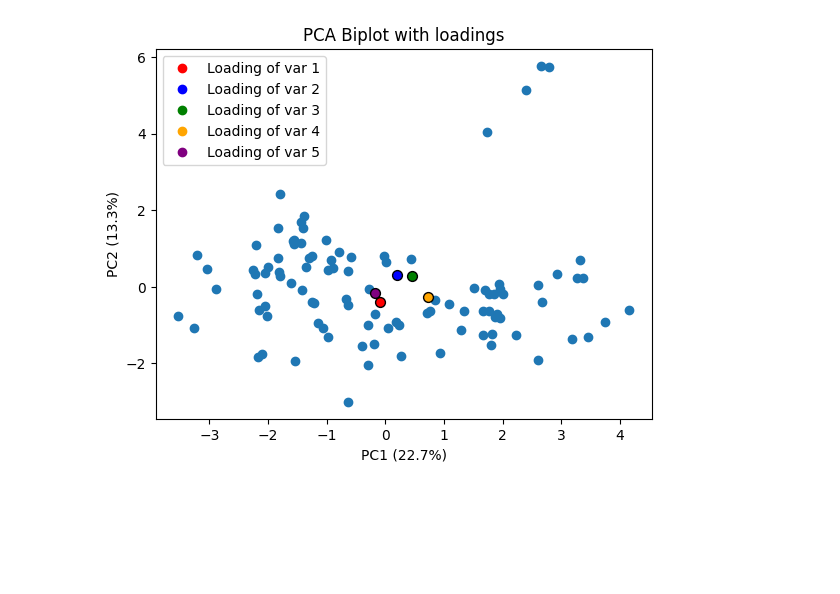
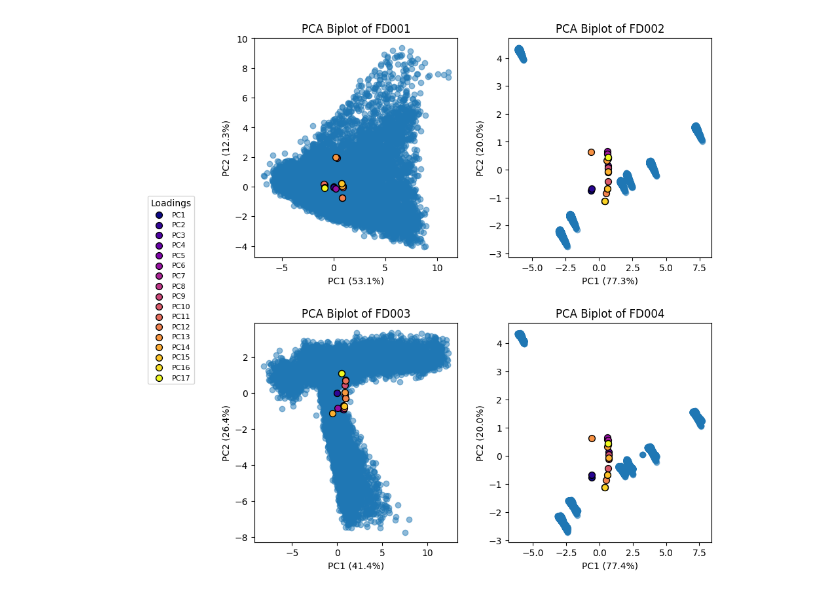
Before and after one commit to aminhm/NASA-Turbofan-A2, a Jupyter notebook: PCA.ipynb, the cells around one changed output. Cells and saved outputs as stored; diff of their text form; code cells hidden in the pictures; blank space fills up the shorter version.

```diff
--- a/PCA.ipynb
+++ b/PCA.ipynb
@@ -24,6 +19,15 @@ Original Data:
 # %%
-means = np.mean(X, axis=0)
-stds = np.std(X, axis=0, ddof=1)
-standardized_X = (X - means) / stds
+def standardize(X):
+    means = np.mean(X, axis=0)
+    stds = np.std(X, axis=0, ddof=1)
+    return (X - means) / stds
 
-print("Standardized Data:\n", standardized_X)
+standardized_X1 = standardize(X1)
+standardized_X2 = standardize(X2)
+standardized_X3 = standardize(X3)
+standardized_X4 = standardize(X4)
+
+covariance_matrix_1 = np.cov(standardized_X1, rowvar=False)
+covariance_matrix_2 = np.cov(standardized_X2, rowvar=False)
+covariance_matrix_3 = np.cov(standardized_X3, rowvar=False)
+covariance_matrix_4 = np.cov(standardized_X4, rowvar=False)
@@ -96,21 +107,46 @@ The scree plot shows that the first two principal components explain the majorit
 # %%
-scores = np.dot(standardized_X, eigenvectors)
+def plot_biplot(standardized_X, eigenvectors, eigenvalues, ax, i, j, title='PCA Biplot with loadings'):
+    scores = np.dot(standardized_X, eigenvectors)
 
-plt.scatter(scores[:,0], scores[:,1])
-colors = ['red', 'blue', 'green', 'orange', 'purple']
+    ax[i, j].scatter(scores[:,0], scores[:,1], alpha=0.5)
+    n_vars = eigenvectors.shape[0]
+    colors = plt.cm.plasma(np.linspace(0, 1, n_vars))
 
-for i, color in enumerate(colors):
-    x = eigenvectors[i,0]*3
-    y = eigenvectors[i,1]*3
-    plt.scatter(x, y, color=color, s=50, edgecolor='black')
+    x = eigenvectors[:,0]*3
+    y = eigenvectors[:,1]*3
+    # palline colorate per i loadings (label solo nel primo subplot per la legenda)
+    for k in range(n_vars):
+        ax[i, j].scatter(x[k], y[k], s=50, color=colors[k], edgecolor='black',
+                         label=(f'PC{k+1}' if (i == 0 and j == 0) else None))
 
-for i, color in enumerate(colors):
-    plt.plot([], [], color=color, marker='o', linestyle='', label=f'Loading of var {i+1}')
+    ax[i, j].set_xlabel(f"PC1 ({eigenvalues[0]/eigenvalues.sum()*100:.1f}%)")
+    ax[i, j].set_ylabel(f"PC2 ({eigenvalues[1]/eigenvalues.sum()*100:.1f}%)")
+    ax[i, j].set_title(title)
 
-plt.xlabel(f"PC1 ({eigenvalues[0]/eigenvalues.sum()*100:.1f}%)")
-plt.ylabel(f"PC2 ({eigenvalues[1]/eigenvalues.sum()*100:.1f}%)")
-plt.title('PCA Biplot with loadings')
-plt.legend()
+# Layout: [Legenda | 2x2 biplot]
+fig = plt.figure(figsize=(12, 10))
+gs = fig.add_gridspec(1, 2, width_ratios=[1.2, 4], wspace=0.05)
+
+legend_ax = fig.add_subplot(gs[0, 0])
+grid = gs[0, 1].subgridspec(2, 2, wspace=0.25, hspace=0.3)
+
+ax00 = fig.add_subplot(grid[0, 0])
+ax01 = fig.add_subplot(grid[0, 1])
+ax10 = fig.add_subplot(grid[1, 0])
+ax11 = fig.add_subplot(grid[1, 1])
+ax_arr = np.array([[ax00, ax01], [ax10, ax11]])
+
+plot_biplot(standardized_X1, eigenvectors_1, eigenvalues_1, ax_arr, 0, 0, title='PCA Biplot of FD001')
+plot_biplot(standardized_X2, eigenvectors_2, eigenvalues_2, ax_arr, 0, 1, title='PCA Biplot of FD002')
+plot_biplot(standardized_X3, eigenvectors_3, eigenvalues_3, ax_arr, 1, 0, title='PCA Biplot of FD003')
+plot_biplot(standardized_X4, eigenvectors_4, eigenvalues_4, ax_arr, 1, 1, title='PCA Biplot of FD004')
+
+# legenda nel pannello di sinistra
+handles, labels = ax00.get_legend_handles_labels()
+legend_ax.axis('off')
+legend_ax.legend(handles, labels, title='Loadings', loc='center', ncol=1, fontsize=8)
+
+fig.tight_layout(pad=2.0)
 plt.show()
 # %% [output]
-[figure, old version]
+[figure, new version]
```
Also changed, not shown: parts of 7 cells of this notebook, 1 other file.
